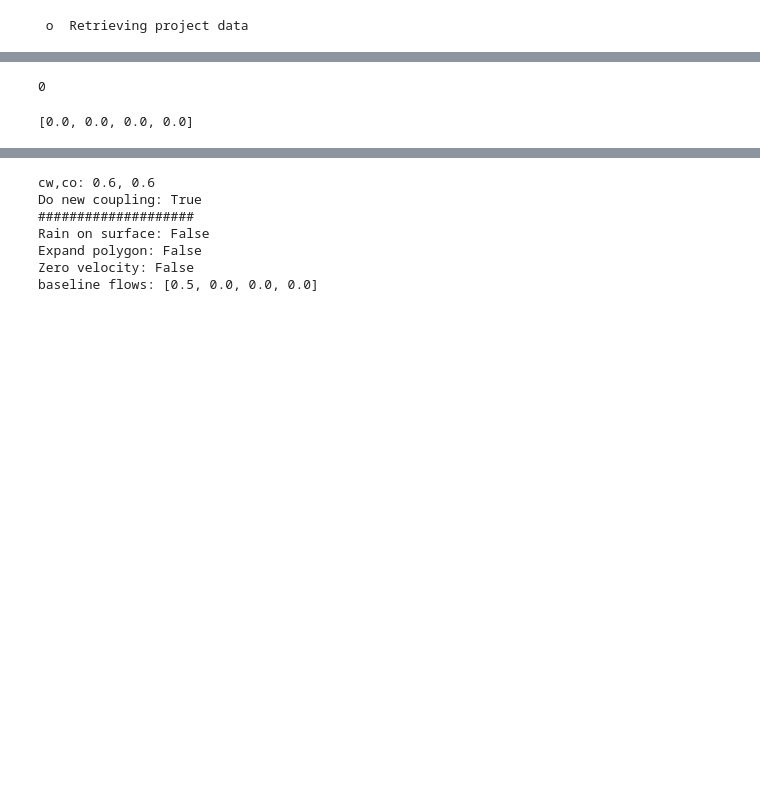
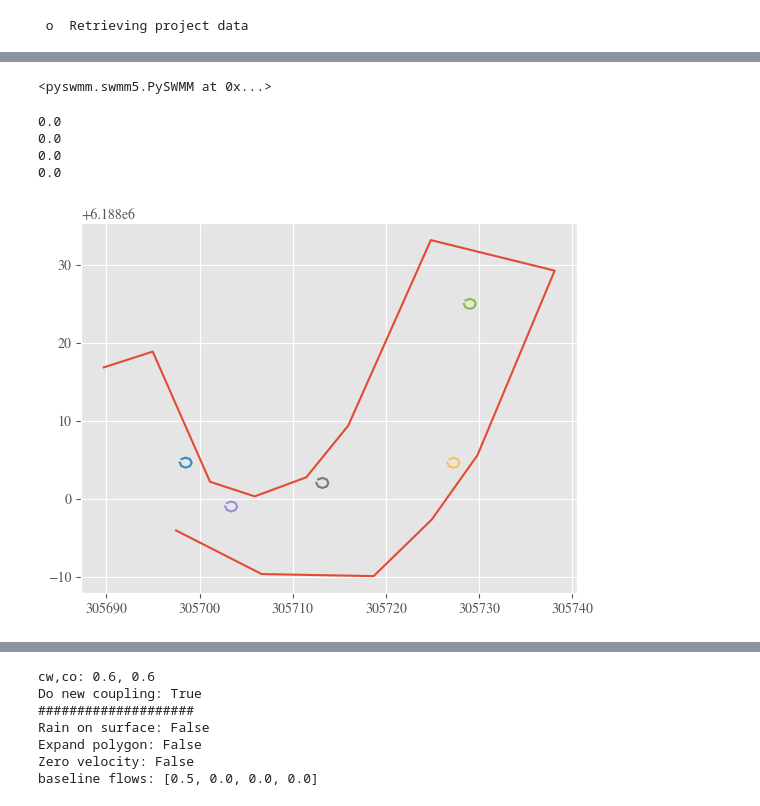
Before and after one commit to antjsor/anuga_drainage, a Jupyter notebook: real_example/real_example_orifice.ipynb, the cells around one changed output, grey strips where cells are left out. Cells and saved outputs as stored; diff of their text form; code cells hidden in the pictures; blank space fills up the shorter version.

Commit message:
weir flow real example prototype finished

```diff
--- a/real_example/real_example_orifice.ipynb
+++ b/real_example/real_example_orifice.ipynb
@@ -15,6 +15,9 @@ import numpy as np
 from hymo import SWMMInpFile ### https://github.com/lucashtnguyen/hymo
 import pickle
 from pyswmm import Simulation, Nodes, Links, SystemStats
+from pyswmm.nodes import Outfall
+
+from pyswmm.toolkitapi import LinkParams
 import matplotlib.pyplot as plt
 
 import time
@@ -49,13 +52,15 @@ zero_velocity   = False
 do_print        = True
 do_plot         = True
 basename = 'model/terrain'
-
+outfall_shift = 0.05
 
 if do_surf_rain:
     file_name = 'real_example_orifice'
     inp_name = file_name + '.inp'
 else:
-    file_name = 'real_example_orifice_inflow'
+    # file_name = 'real_example_orifice_inflow'
+    file_name = 'real_example_weir_inflow'
+
     inp_name = file_name + '.inp'
 
 outname  = file_name
@@ -154,3 +143,7 @@ interior_regions[0]
+# %%
+sim._model
+# %% [output]
+<pyswmm.swmm5.PySWMM at 0x...>
 # %%
 # node_ids      = [node.nodeid for node in Nodes(sim)]
 in_node_ids   = [node.nodeid for node in Nodes(sim) if node.is_junction()]
@@ -167,22 +160,46 @@ inlet_ids = [node.nodeid for node in Nodes(sim) if node.is_junction()]
 
 # orifice_outfall_ids = [link.outlet_node for link in Links(sim) if link.is_orifice()]
 
-orifice_inlet2outlet={link.inlet_node : link.outlet_node for link in Links(sim) if link.is_orifice()}
+orifice_inlet2outfall={link.inlet_node : link.outlet_node for link in Links(sim) if link.is_orifice()}
 inlet2orifice={link.inlet_node : link.linkid for link in Links(sim) if link.is_orifice()}
 orifice_ids = [link.linkid for link in Links(sim) if link.is_orifice()]
 orifice_outfall_ids=[link.outlet_node for link in Links(sim) if link.is_orifice()]
+# outfall_ids = [node.nodeid for node in Nodes(sim) if (node.is_outfall() and node.nodeid not in orifice_outfall_ids)]
 
-outfall_ids = [node.nodeid for node in Nodes(sim) if (node.is_outfall() and node.nodeid not in orifice_outfall_ids)]
+
+weir_inlet2outfall={link.inlet_node : link.outlet_node for link in Links(sim) if link.is_weir()}
+inlet2weir={link.inlet_node : link.linkid for link in Links(sim) if link.is_weir()}
+weir_ids = [link.linkid for link in Links(sim) if link.is_weir()]
+weir_outfall_ids=[link.outlet_node for link in Links(sim) if link.is_weir()]
+
+# outfall_ids = [node.nodeid for node in Nodes(sim) if (node.is_outfall() and node.nodeid not in weir_outfall_ids and not in orifice_outfall_ids)]
+
+outfall_ids = [node.nodeid for node in Nodes(sim) if (node.is_outfall() and node.nodeid not in weir_outfall_ids)]
+
+
 
 
 inlet_operators,inlet_elevation,inlet_weir_length,inlet_poly = initialize_inlets(domain, inp, inlet_ids, n_sides, inlet_area, Q_in_0, rotation = -np.pi/4, zero_velocity = zero_velocity, expand_polygon = expand_polygon)
-outfall_operators,_,_,outfall_poly                           = initialize_inlets(domain, inp, outfall_ids, n_sides, [1.167], 0, rotation = -np.pi/4, zero_velocity = zero_velocity, expand_polygon = expand_polygon)
+outfall_operators,_,_,outfall_poly                           = initialize_inlets(domain, inp, outfall_ids, n_sides, 1.167, 0.0, rotation = -np.pi/4, zero_velocity = zero_velocity, expand_polygon = expand_polygon)
 
 if do_surf_rain:
     rain_operators,_,_,_ = initialize_inlets(domain, sim, inp, n_sides, inlet_area, baseline_flows, rotation = -np.pi/4, zero_velocity = zero_velocity, expand_polygon = expand_polygon)
 
 Q_in_old       = np.zeros_like(inlet_elevation)
 outfall_vol    = 0
+
+if orifice_outfall_ids:
+    for in_id in in_node_ids:
+        Nodes(sim)[orifice_inlet2outfall[in_id]].invert_elevation = inlet_operators[in_id].inlet.get_average_elevation()- outfall_shift
+        Links(sim)[inlet2orifice[in_id]].inlet_offset = inlet_operators[in_id].inlet.get_average_elevation()
+        Links(sim)[inlet2orifice[in_id]].outlet_offset = inlet_operators[in_id].inlet.get_average_elevation()
+elif weir_outfall_ids:
+        for in_id in in_node_ids:
+            Nodes(sim)[weir_inlet2outfall[in_id]].invert_elevation = inlet_operators[in_id].inlet.get_average_elevation()- outfall_shift
+            Links(sim)[inlet2weir[in_id]].inlet_offset = inlet_operators[in_id].inlet.get_average_elevation() - Nodes(sim)[in_id].invert_elevation
+            print(Links(sim)[inlet2weir[in_id]].inlet_offset + Nodes(sim)[in_id].invert_elevation - inlet_operators[in_id].inlet.get_average_elevation())
+            # Links(sim)[inlet2weir[in_id]].outlet_offset = inlet_operators[in_id].inlet.get_average_elevation()
+
 
 times            = []
 losses           = []
@@ -197,24 +214,16 @@ inlet_floods     = []
 domain_volumes   = []
 conduit_depths = []
 
+outfall_flows = []
+
 if do_data_save:
     Q_ins          = []
     node_heads     = []
 invert_elev = [node.invert_elevation for node in Nodes(sim) if node.is_junction()]
 
 system_routing = SystemStats(sim)
-
-
-# plt.plot(np.array(bounding_polygon)[:,0],np.array(bounding_polygon)[:,1])
-# for poly in inlet_poly:
-#     plt.plot(np.array(poly)[:,0],np.array(poly)[:,1])
-# for outfall in outfall_poly:
-#     plt.plot(np.array(outfall)[:,0],np.array(outfall)[:,1])
+# %% [output]
+0.0
+0.0
+0.0
+0.0
-# %%
-outfall_operators['Outfall_1'].Q
-# %% [output]
-0
-# %%
-inlet_operators['Inlet_1'].Q
-# %% [output]
-[0.0, 0.0, 0.0, 0.0]
@@ -224,0 +230,9 @@ inlet_operators['Inlet_1'].Q
+# %%
+
+plt.plot(np.array(bounding_polygon)[:,0],np.array(bounding_polygon)[:,1])
+for poly in inlet_poly:
+    plt.plot(np.array(poly)[:,0],np.array(poly)[:,1])
+for outfall in outfall_poly:
+    plt.plot(np.array(outfall)[:,0],np.array(outfall)[:,1])
+# %% [output]
+[figure, added]
```
Also changed, not shown: parts of 22 cells of this notebook, 5 other files.
